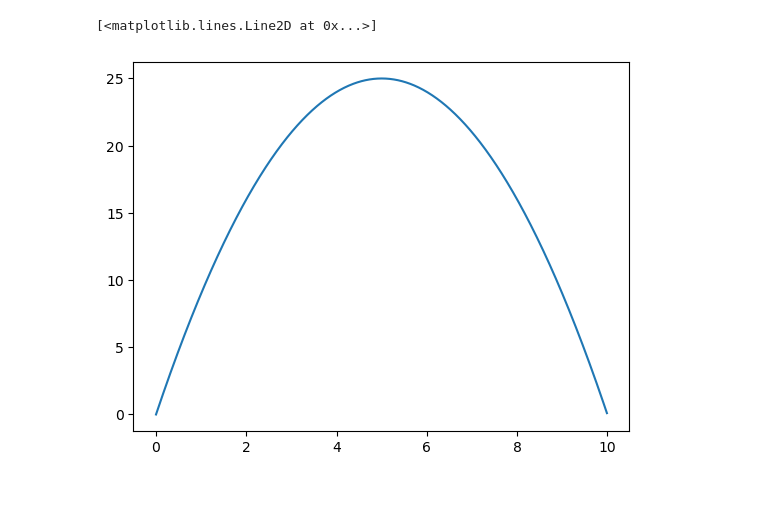
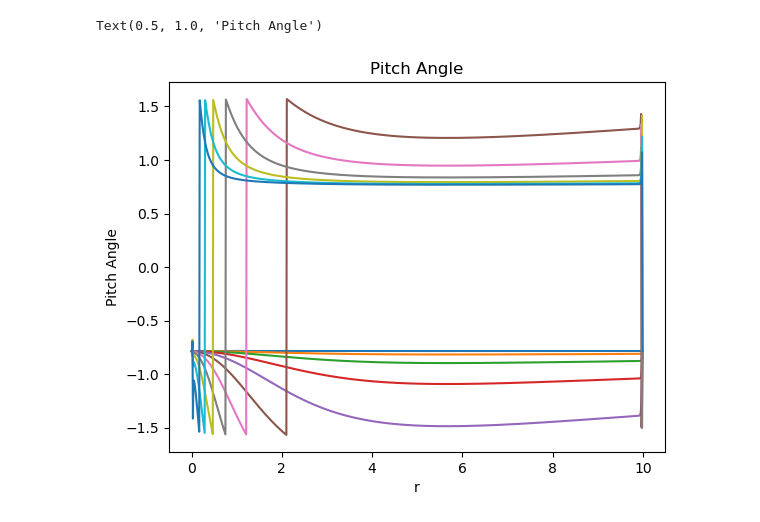
Before and after one commit to dc250601/MHD.github.io, a Jupyter notebook: Solution2.ipynb, the cells around one changed output. Drawn from its saved outputs; the diff is of its cells as text; code cells hidden in the pictures; blank space fills up the shorter version.

```diff
--- a/Solution2.ipynb
+++ b/Solution2.ipynb
@@ -156,0 +83,9 @@ KeyboardInterrupt:
+# %%
+#Unscaled --->
+
+for i in range(0,len(B_r_evolution),5):
+    plt.plot(r.get(),B_r_evolution[i].get())
+    plt.plot(r.get(),B_phi_evolution[i].get())
+plt.xlabel("r")
+plt.ylabel("B")
+plt.title(f"Dynamo Number {D.item()}")
@@ -167,6 +104,9 @@ Text(0.5, 1.0, 'Initial Conditions')
-# %%
-plt.plot(r, B_r_evolution[0,:], label=f"B_r_{i}")
-# plt.plot(r, B_r_evolution[1,:], label=f"B_r_{i}")
-# %% [output]
-[<matplotlib.lines.Line2D at 0x...>]
-[figure, removed]
+# %%
+for i in range(0,len(B_r_evolution),5):
+    plt.xlabel("r")
+    plt.ylabel("Pitch Angle")
+    plt.plot(r.get(), np.arctan(B_r_evolution[i]/B_phi_evolution[i]).get())
+plt.title("Pitch Angle")
+# %% [output]
+Text(0.5, 1.0, 'Pitch Angle')
+[figure, added]
```
Also changed, not shown: parts of 28 cells of this notebook, 3 other files.
